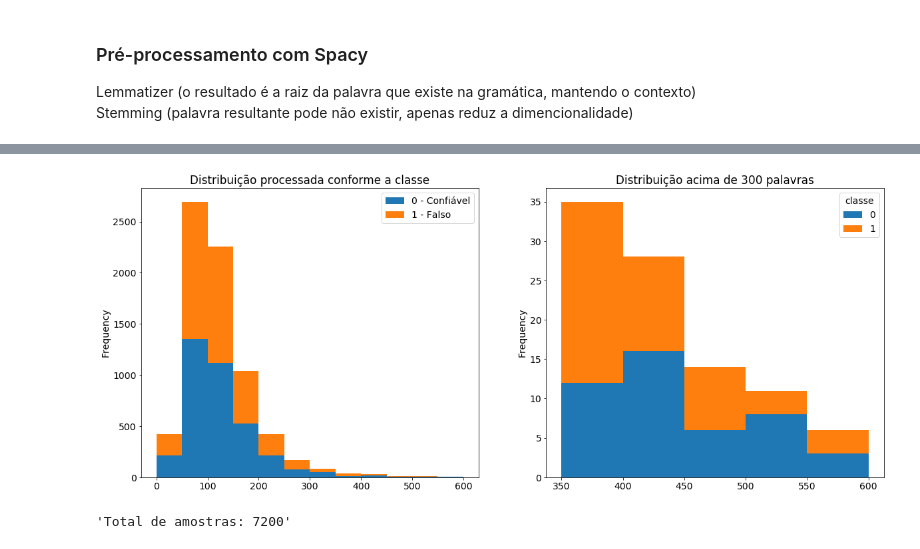
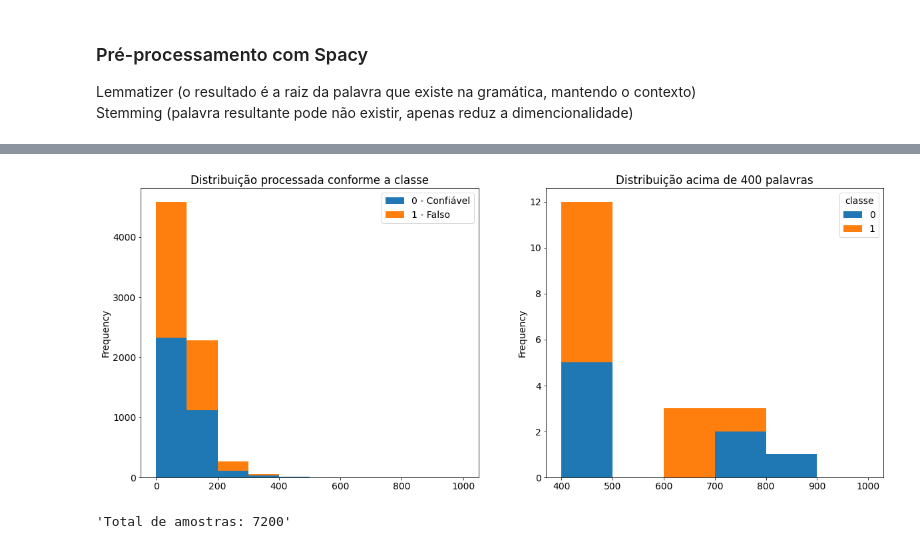
Before and after one commit to caesarcc/python-api-url-check, a Jupyter notebook: jupyter/passo01_pre_processamento_fakebr_corpus.ipynb, the cells around one changed output, grey strips where cells are left out. Drawn from its saved outputs; the diff is of its cells as text; code cells hidden in the pictures.

```diff
--- a/jupyter/passo01_pre_processamento_fakebr_corpus.ipynb
+++ b/jupyter/passo01_pre_processamento_fakebr_corpus.ipynb
@@ -30,7 +57,7 @@ Checking out files: 100% (21602/21602), done.
 
 Vou utilizar a amostra "size_normalized_texts" do Corpus dado que ela ajuda a evitar viéses no treino, conforme informação disponível na documentação. Cada par de texto verdadeiro ou falso possui a mesma quantidade de palavras, truncando o maior pelo menor.
 # %%
-DADOS_CAMINHO = "./Fake.br-Corpus/size_normalized_texts"
+DADOS_CAMINHO = "./Fake.br-Corpus/full_texts"
 
 def load_txts(path):
     txts = []
@@ -49,7 +76,6 @@ dados = pd.DataFrame(
     [{"texto": t, "classe": 0} for t in true_txts] \
          + [{"texto": f, "classe": 1}  for f in fake_txts]
 )
-pd.set_option("display.max_rows", 50, 'display.max_colwidth', 200)
-display(dados[dados['texto'].str.len()<150].sample(n=3)[['classe', 'texto']])
+display(dados[dados['texto'].str.len()<400].sample(n=5)[['classe', 'texto']])
 # %% [output]
 |  | classe | texto |
@@ -91,20 +97,15 @@ distribiucao_palavras(dados, "texto", "Distribuição de palavras")
 # %%
-# Limpar textos
 def limpar_textos(texto):
-# Corrige novas linhas indevidas
-    texto = str(texto).replace(r'\n', ' ').replace('\n', ' ')
-    texto = str(texto).replace(r'\r', ' ').replace('\r', ' ')
-    # remover urls
+    # Corrige marcadores de nova linha indevidos (textuas e não textuais)
+    texto = re.sub(r'(\n|\r|\\n|\\r)', ' ', texto)
+    # Remove urls no texto
     texto = re.sub(r'(https|http|ftp)?:\/\/(\w|\.|-|\/|\?|\=|\&|\%)*\b', '', texto)
-    # remover tudo exceto caracters e pontuação
+    # Remove tudo exceto caracters e pontuação
     texto = str(texto).replace(r'[^\.\w\s]', ' ')
     texto = str(texto).replace('[^a-zA-Z]', ' ')
     texto = str(texto).replace(r'\s\s+', ' ')
-    # Remoção de texto entre caracteres de destaque [], () ou --
-    texto = re.sub("[-\(\[].*?[\)\]-]", "", str(texto))
-    # Correção das pontuações duplicadas, há muitos casos no dadaset
-    texto = re.sub(r'(\W)(?=\1)', '', str(texto)).replace(". .", ".")
+    # Remove emojis por lib
+    texto = emoji.replace_emoji(texto, replace='')
     return texto.strip()
 
 dados["texto_limpo"] = dados.texto.apply(limpar_textos)
-dados.sample(n=3)
@@ -136,0 +121,5 @@ You can now load the package via spacy.load('pt_core_news_sm')
+# %%
+texto = "campo [...] e resolveu. \n. estender  ... \\nDilma, ator Otávio Augusto entra no páreo"
+#texto = texto.replace('\.\w\s', ' ')
+
+print(texto)
@@ -159,5 +146,7 @@ distribiucao_palavras(dados, "texto_processado", "Distribuição de palavras pro
 # %%
-dados["qtde_texto_limpo"] = dados.texto_limpo.apply(lambda texto: len(re.findall(r"[\w']+|[.,!?;:/\"]", texto)))
+dados["qtde_texto"] = dados.texto.apply(lambda texto: len(re.findall(r"[\w']+|[.,!?;:/\"]", texto)))
 dados["qtde_texto_processado"] = dados.texto_processado.apply(lambda texto: len(re.findall(r"[\w']+|[.,!?;:/\"]", texto)))
-dados.sample(n=3)
+pd.DataFrame({"Texto Original": [dados["qtde_texto"].max(), dados["qtde_texto"].min()],
+              "Processado": [dados["qtde_texto_processado"].max(), dados["qtde_texto_processado"].min()]},
+             index=["max", "min"])
 # %% [output]
@@ -168,16 +162,16 @@ dados.sample(n=3)
 # %%
 dfplot = dados.pivot(columns='classe').qtde_texto_processado
 dfplot.columns = ['0 - Confiável', '1 - Falso']
 fig, axes = plt.subplots(nrows=1, ncols=2, figsize=(20, 8))
 axes1 = dfplot.plot(
-    ax=axes[0], kind='hist', stacked=True, bins=list(range(0, 601, 50)),
+    ax=axes[0], kind='hist', stacked=True, bins=list(range(0, 1050, 100)),
     title="Distribuição processada conforme a classe")
 evitar_bias = dados[dados['qtde_texto_processado'] > 350]
 axes2 = evitar_bias.pivot(columns='classe').qtde_texto_processado.plot(
-    ax=axes[1], kind='hist', stacked=True, bins=list(range(350, 601, 50)),
-    title="Distribuição acima de 300 palavras")
+    ax=axes[1], kind='hist', stacked=True, bins=list(range(400, 1050, 100)),
+    title="Distribuição acima de 400 palavras")
 # %% [output]
-[figure, old version]
+[figure, new version]
 # %%
 display(f"Total de amostras: {dados.shape[0]}", f"Amostras com muitas palavras: {evitar_bias.shape[0]}")
 display("0 = Confiável;  1 = Falso")
```
Also changed, not shown: parts of 17 cells of this notebook.
